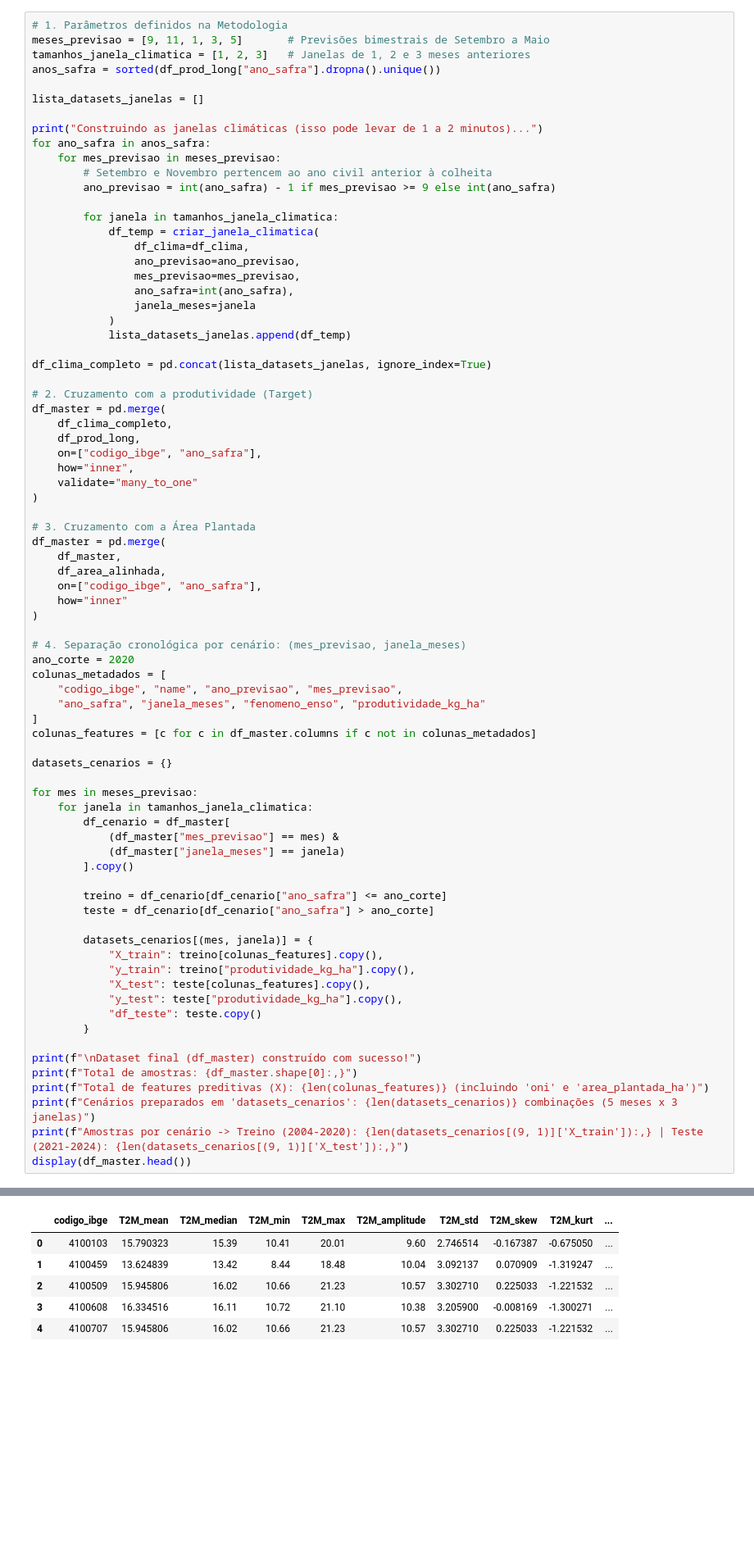
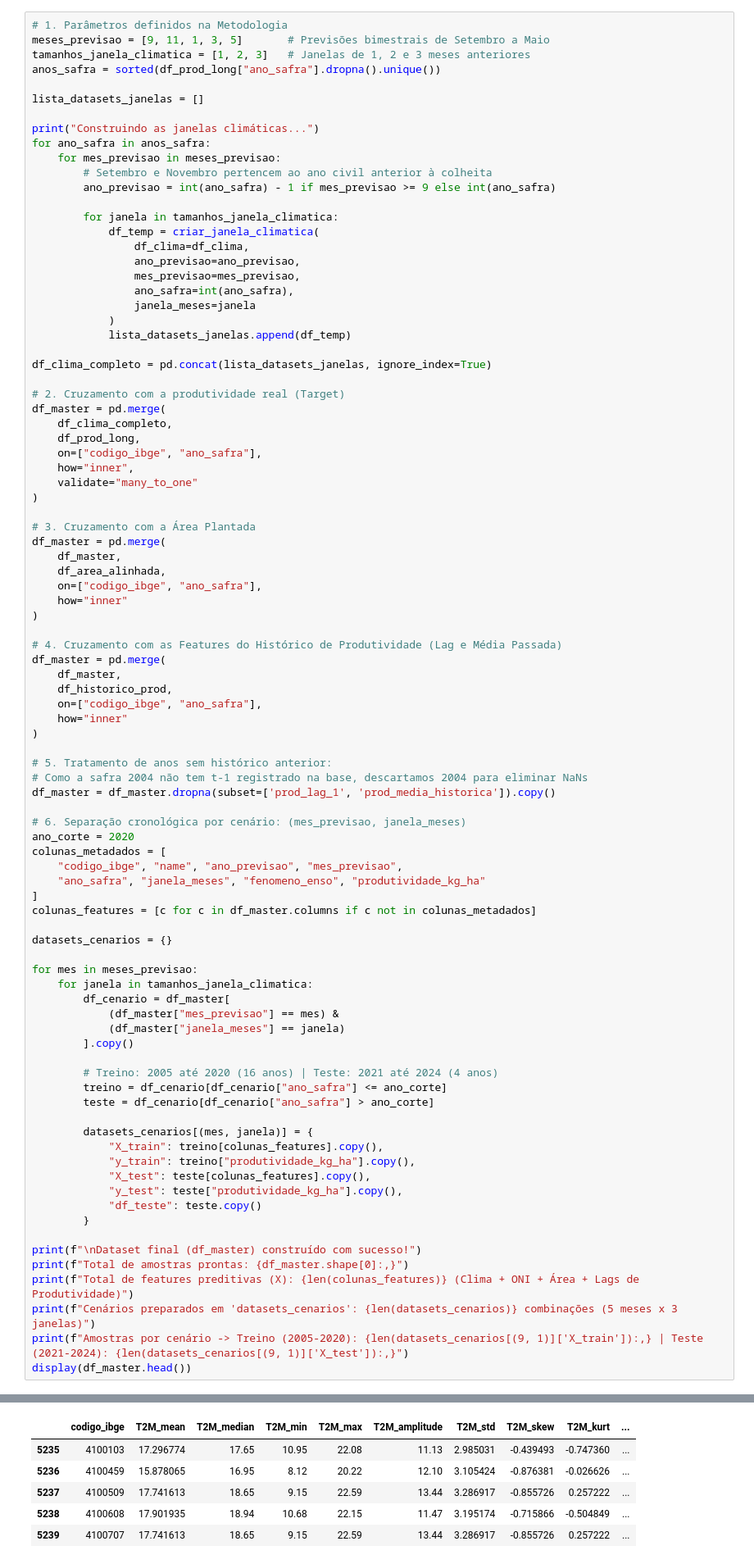
Before and after one commit to thiago-carbonera/Agroclimatology, a Jupyter notebook: Scripts/predicao_produtividade.ipynb, the cells around one changed output, grey strips where cells are left out. Shown at 82% size. Drawn from its saved outputs; the diff is of its cells as text; blank space fills up the shorter version.

```diff
--- a/Scripts/predicao_produtividade.ipynb
+++ b/Scripts/predicao_produtividade.ipynb
@@ -383,7 +383,7 @@ anos_safra = sorted(df_prod_long["ano_safra"].dropna().unique())
 
 lista_datasets_janelas = []
 
-print("Construindo as janelas climáticas (isso pode levar de 1 a 2 minutos)...")
+print("Construindo as janelas climáticas...")
 for ano_safra in anos_safra:
     for mes_previsao in meses_previsao:
         # Setembro e Novembro pertencem ao ano civil anterior à colheita
@@ -401,7 +401,7 @@ for ano_safra in anos_safra:
 
 df_clima_completo = pd.concat(lista_datasets_janelas, ignore_index=True)
 
-# 2. Cruzamento com a produtividade (Target)
+# 2. Cruzamento com a produtividade real (Target)
 df_master = pd.merge(
     df_clima_completo,
     df_prod_long,
@@ -418,7 +418,19 @@ df_master = pd.merge(
     how="inner"
 )
 
-# 4. Separação cronológica por cenário: (mes_previsao, janela_meses)
+# 4. Cruzamento com as Features do Histórico de Produtividade (Lag e Média Passada)
+df_master = pd.merge(
+    df_master,
+    df_historico_prod,
+    on=["codigo_ibge", "ano_safra"],
+    how="inner"
+)
+
+# 5. Tratamento de anos sem histórico anterior:
+# Como a safra 2004 não tem t-1 registrado na base, descartamos 2004 para eliminar NaNs
+df_master = df_master.dropna(subset=['prod_lag_1', 'prod_media_historica']).copy()
+
+# 6. Separação cronológica por cenário: (mes_previsao, janela_meses)
 ano_corte = 2020
 colunas_metadados = [
     "codigo_ibge", "name", "ano_previsao", "mes_previsao",
@@ -435,6 +447,7 @@ for mes in meses_previsao:
             (df_master["janela_meses"] == janela)
         ].copy()
 
+        # Treino: 2005 até 2020 (16 anos) | Teste: 2021 até 2024 (4 anos)
         treino = df_cenario[df_cenario["ano_safra"] <= ano_corte]
         teste = df_cenario[df_cenario["ano_safra"] > ano_corte]
 
@@ -447,9 +460,9 @@ for mes in meses_previsao:
         }
 
 print(f"\nDataset final (df_master) construído com sucesso!")
-print(f"Total de amostras: {df_master.shape[0]:,}")
-print(f"Total de features preditivas (X): {len(colunas_features)} (incluindo 'oni' e 'area_plantada_ha')")
+print(f"Total de amostras prontas: {df_master.shape[0]:,}")
+print(f"Total de features preditivas (X): {len(colunas_features)} (Clima + ONI + Área + Lags de Produtividade)")
 print(f"Cenários preparados em 'datasets_cenarios': {len(datasets_cenarios)} combinações (5 meses x 3 janelas)")
-print(f"Amostras por cenário -> Treino (2004-2020): {len(datasets_cenarios[(9, 1)]['X_train']):,} | Teste (2021-2024): {len(datasets_cenarios[(9, 1)]['X_test']):,}")
+print(f"Amostras por cenário -> Treino (2005-2020): {len(datasets_cenarios[(9, 1)]['X_train']):,} | Teste (2021-2024): {len(datasets_cenarios[(9, 1)]['X_test']):,}")
 display(df_master.head())
 # %% [output]
@@ -463,6 +476,6 @@ Amostras por cenário -> Treino (2004-2020): 5,933 | Teste (2021-2024): 1,396
 |  | codigo_ibge | T2M_mean | T2M_median | T2M_min | T2M_max | T2M_amplitude | T2M_std | T2M_skew | T2M_kurt | ... |
-| 0 | 4100103 | 15.790323 | 15.39 | 10.41 | 20.01 | 9.60 | 2.746514 | -0.167387 | -0.675050 | ... |
-| 1 | 4100459 | 13.624839 | 13.42 | 8.44 | 18.48 | 10.04 | 3.092137 | 0.070909 | -1.319247 | ... |
-| 2 | 4100509 | 15.945806 | 16.02 | 10.66 | 21.23 | 10.57 | 3.302710 | 0.225033 | -1.221532 | ... |
-| 3 | 4100608 | 16.334516 | 16.11 | 10.72 | 21.10 | 10.38 | 3.205900 | -0.008169 | -1.300271 | ... |
-| 4 | 4100707 | 15.945806 | 16.02 | 10.66 | 21.23 | 10.57 | 3.302710 | 0.225033 | -1.221532 | ... |
+| 5235 | 4100103 | 17.296774 | 17.65 | 10.95 | 22.08 | 11.13 | 2.985031 | -0.439493 | -0.747360 | ... |
+| 5236 | 4100459 | 15.878065 | 16.95 | 8.12 | 20.22 | 12.10 | 3.105424 | -0.876381 | -0.026626 | ... |
+| 5237 | 4100509 | 17.741613 | 18.65 | 9.15 | 22.59 | 13.44 | 3.286917 | -0.855726 | 0.257222 | ... |
+| 5238 | 4100608 | 17.901935 | 18.94 | 10.68 | 22.15 | 11.47 | 3.195174 | -0.715866 | -0.504849 | ... |
+| 5239 | 4100707 | 17.741613 | 18.65 | 9.15 | 22.59 | 13.44 | 3.286917 | -0.855726 | 0.257222 | ... |
```
Also changed, not shown: parts of 5 cells of this notebook.
